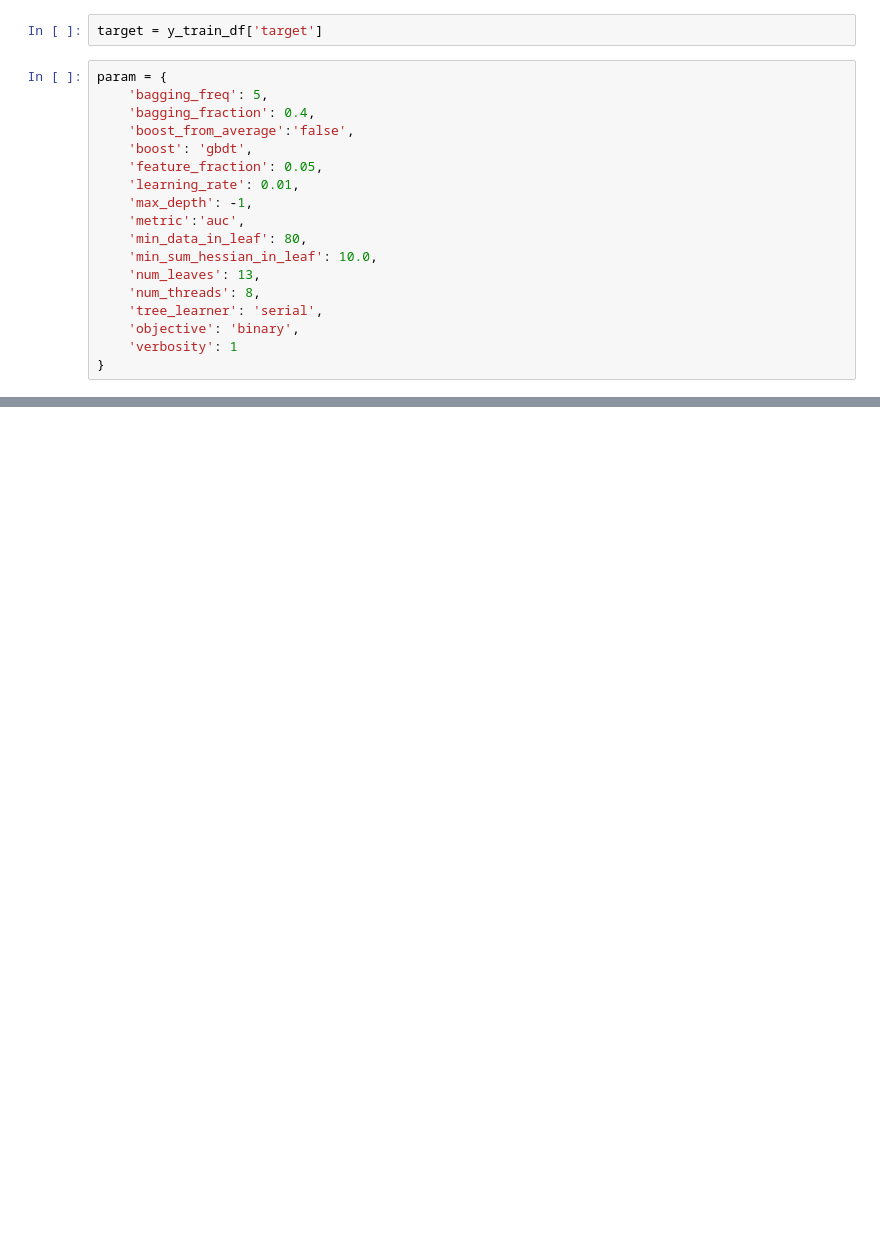
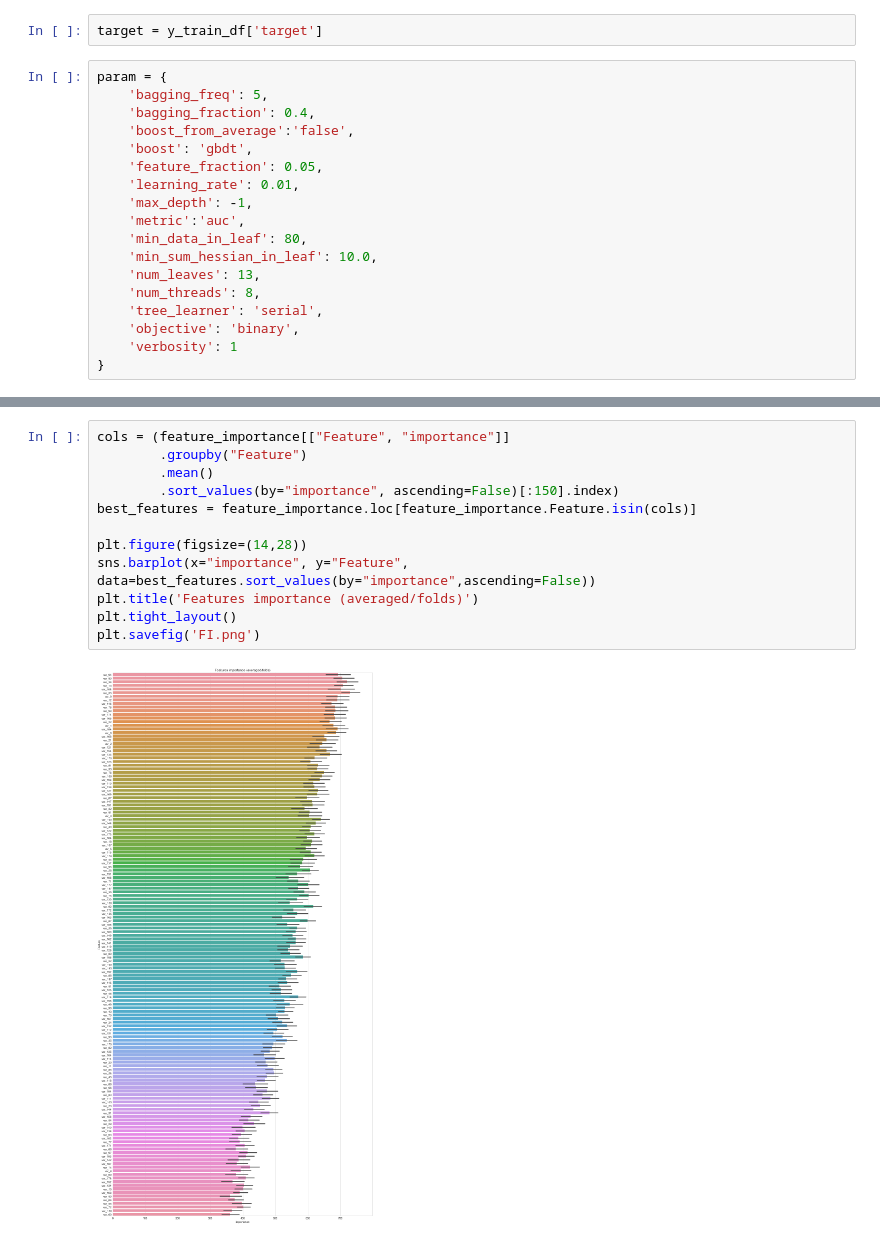
Before and after one commit to slaveveve/kaggle-santander, a Jupyter notebook: notebook/inoue/under-sampling_temp.ipynb, the cells around one changed output, grey strips where cells are left out. Saved outputs shown, nothing was run; the diff lists cells and outputs as text; blank space fills up the shorter version.

```diff
--- a/notebook/inoue/under-sampling_temp.ipynb
+++ b/notebook/inoue/under-sampling_temp.ipynb
@@ -91 +104,15 @@ print("CV score: {:<8.5f}".format(roc_auc_score(target, oof)))
+# %%
+cols = (feature_importance[["Feature", "importance"]]
+        .groupby("Feature")
+        .mean()
+        .sort_values(by="importance", ascending=False)[:150].index)
+best_features = feature_importance.loc[feature_importance.Feature.isin(cols)]
+
+plt.figure(figsize=(14,28))
+sns.barplot(x="importance", y="Feature", data=best_features.sort_values(by="importance",ascending=False))
+plt.title('Features importance (averaged/folds)')
+plt.tight_layout()
+plt.savefig('FI.png')
+# %% [output]
+[figure, added]
 # %%
```
Also changed, not shown: parts of 7 cells of this notebook.
